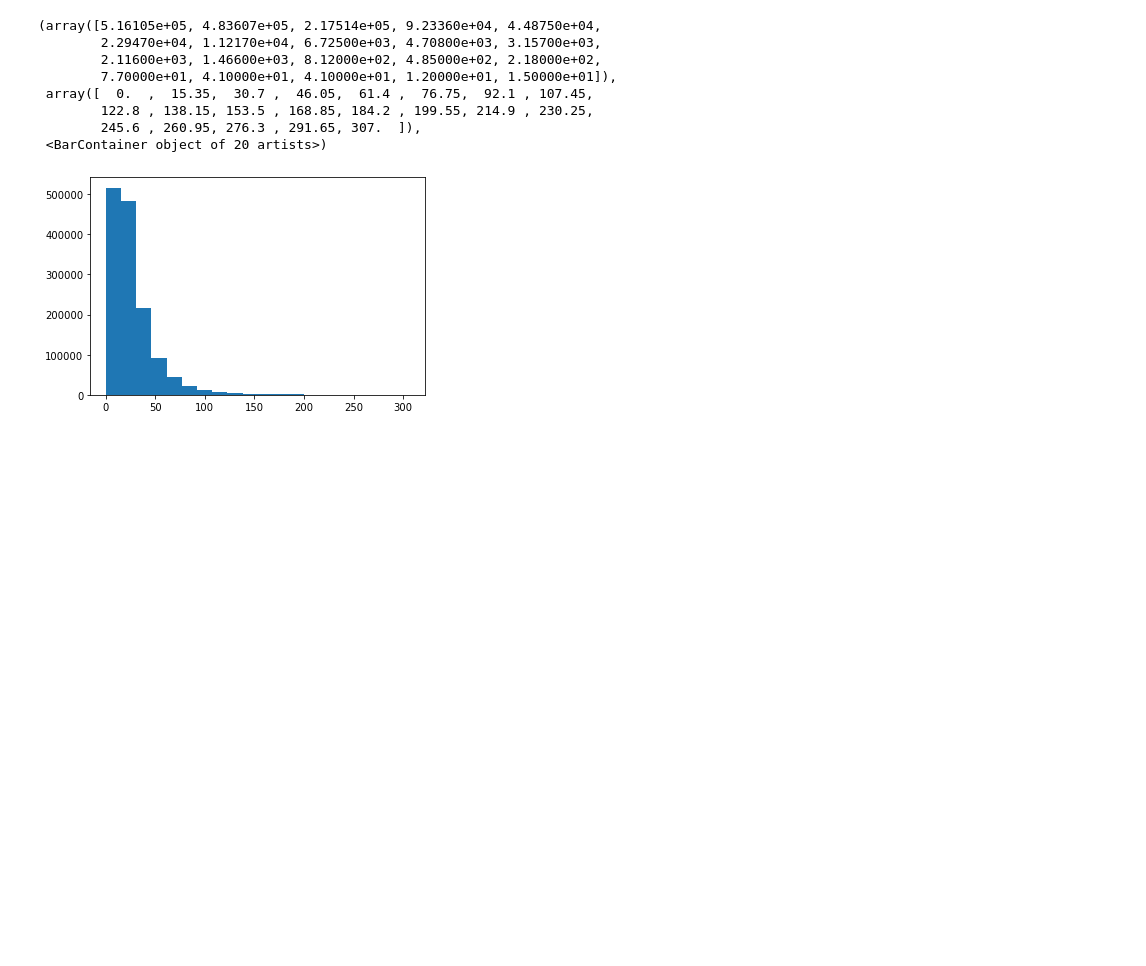
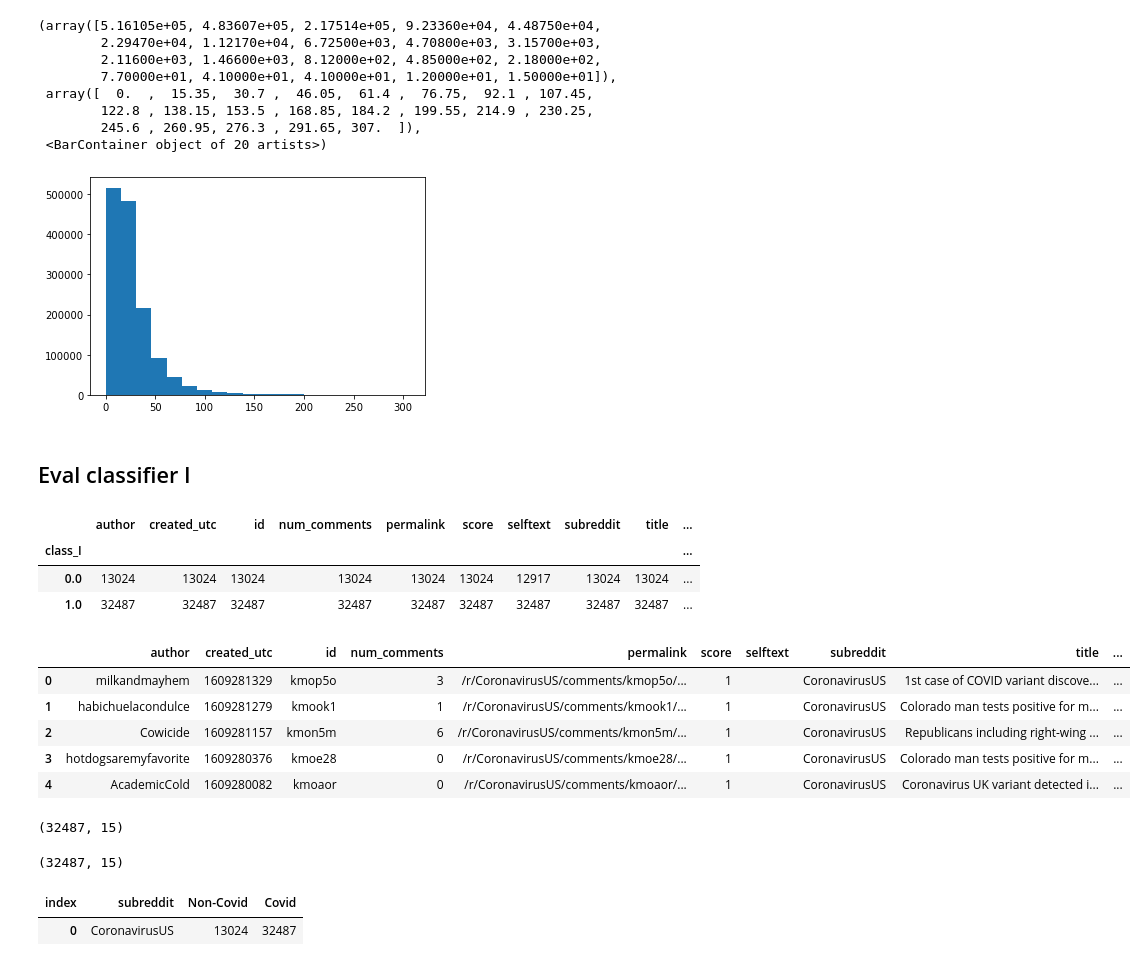
Before and after one commit to jvschlierf/networkthesis, a Jupyter notebook: analysis/initial_analysis.ipynb, the cells around one changed output. Saved outputs shown, nothing was run; the diff lists cells and outputs as text; code cells hidden in the pictures; blank space fills up the shorter version.

```diff
--- a/analysis/initial_analysis.ipynb
+++ b/analysis/initial_analysis.ipynb
@@ -173,3 +173,30 @@ plt.hist(length, bins=20)
         245.6 , 260.95, 276.3 , 291.65, 307.  ]),
  <BarContainer object of 20 artists>)
 [figure]
+# %% [markdown]
+## Eval classifier I
+# %%
+df = pd.read_pickle('../../Files/Submissions/score/CoronavirusUS.pickle')
+# %%
+df.groupby(by='class_I').count()
+# %% [output]
+|  | author | created_utc | id | num_comments | permalink | score | selftext | subreddit | title | ... |
+| class_I |  |  |  |  |  |  |  |  |  | ... |
+| 0.0 | 13024 | 13024 | 13024 | 13024 | 13024 | 13024 | 12917 | 13024 | 13024 | ... |
+| 1.0 | 32487 | 32487 | 32487 | 32487 | 32487 | 32487 | 32487 | 32487 | 32487 | ... |
+# %%
+df = df.groupby(['subreddit', 'class_I'], as_index=False).score.count()
+df = df.pivot(index='subreddit',columns='class_I')
+df.columns = df.columns.droplevel(0)
+df = df.reset_index()
+df.rename_axis('index', axis=1, inplace=True)
+df.rename(columns={0.0: 'Non-Covid', 1.0: 'Covid'}, inplace=True)
+# %%
+df.head()
+# %% [output]
+|  | author | created_utc | id | num_comments | permalink | score | selftext | subreddit | title | ... |
+| 0 | milkandmayhem | 1609281329 | kmop5o | 3 | /r/CoronavirusUS/comments/kmop5o/... | 1 |  | CoronavirusUS | 1st case of COVID variant discove... | ... |
+| 1 | habichuelacondulce | 1609281279 | kmook1 | 1 | /r/CoronavirusUS/comments/kmook1/... | 1 |  | CoronavirusUS | Colorado man tests positive for m... | ... |
+| 2 | Cowicide | 1609281157 | kmon5m | 6 | /r/CoronavirusUS/comments/kmon5m/... | 1 |  | CoronavirusUS | Republicans including right-wing ... | ... |
+| 3 | hotdogsaremyfavorite | 1609280376 | kmoe28 | 0 | /r/CoronavirusUS/comments/kmoe28/... | 1 |  | CoronavirusUS | Colorado man tests positive for m... | ... |
+| 4 | AcademicCold | 1609280082 | kmoaor | 0 | /r/CoronavirusUS/comments/kmoaor/... | 1 |  | CoronavirusUS | Coronavirus UK variant detected i... | ... |
@@ -175,0 +207,13 @@ plt.hist(length, bins=20)
+# %%
+df2.shape
+# %% [output]
+(32487, 15)
+# %%
+covid_rel.shape
+# %% [output]
+(32487, 15)
+# %%
+df
+# %% [output]
+| index | subreddit | Non-Covid | Covid |
+| 0 | CoronavirusUS | 13024 | 32487 |
```
Also changed, not shown: parts of 2 cells of this notebook, 1 other file.
